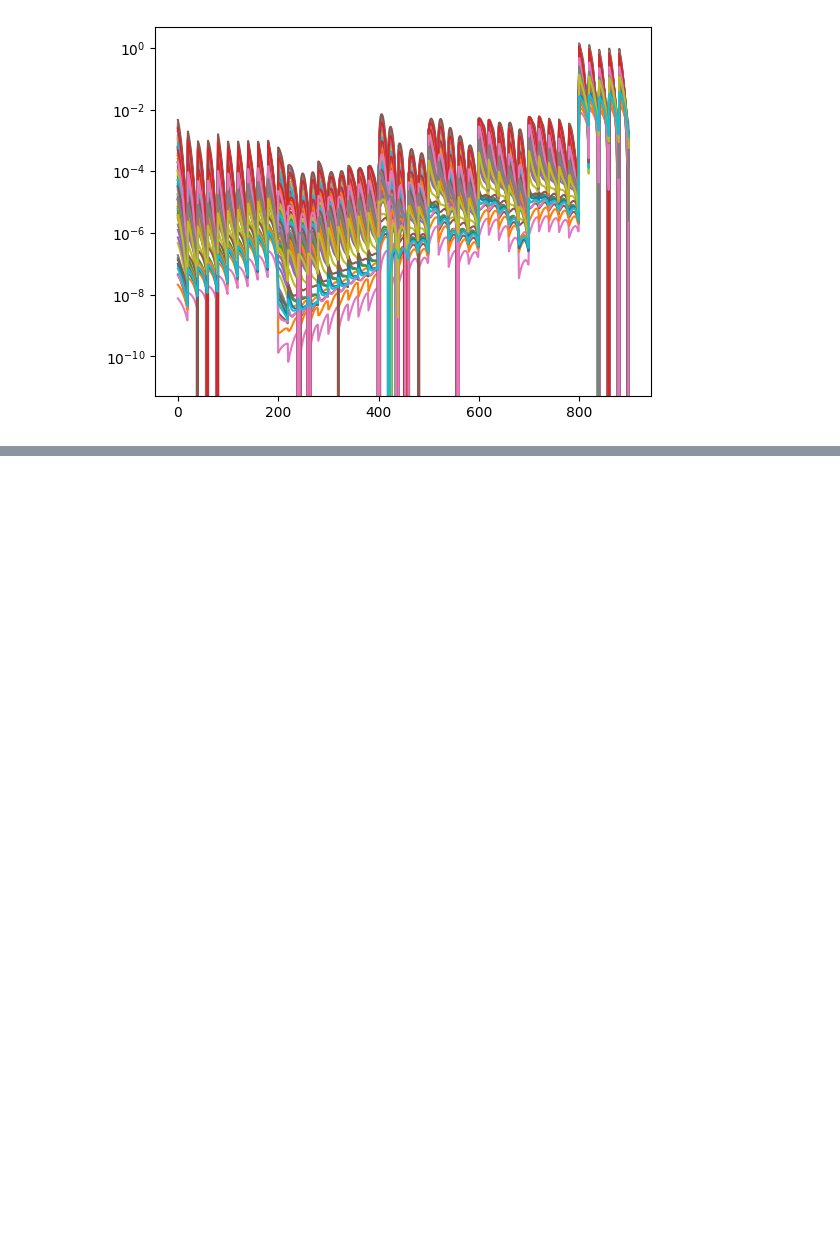
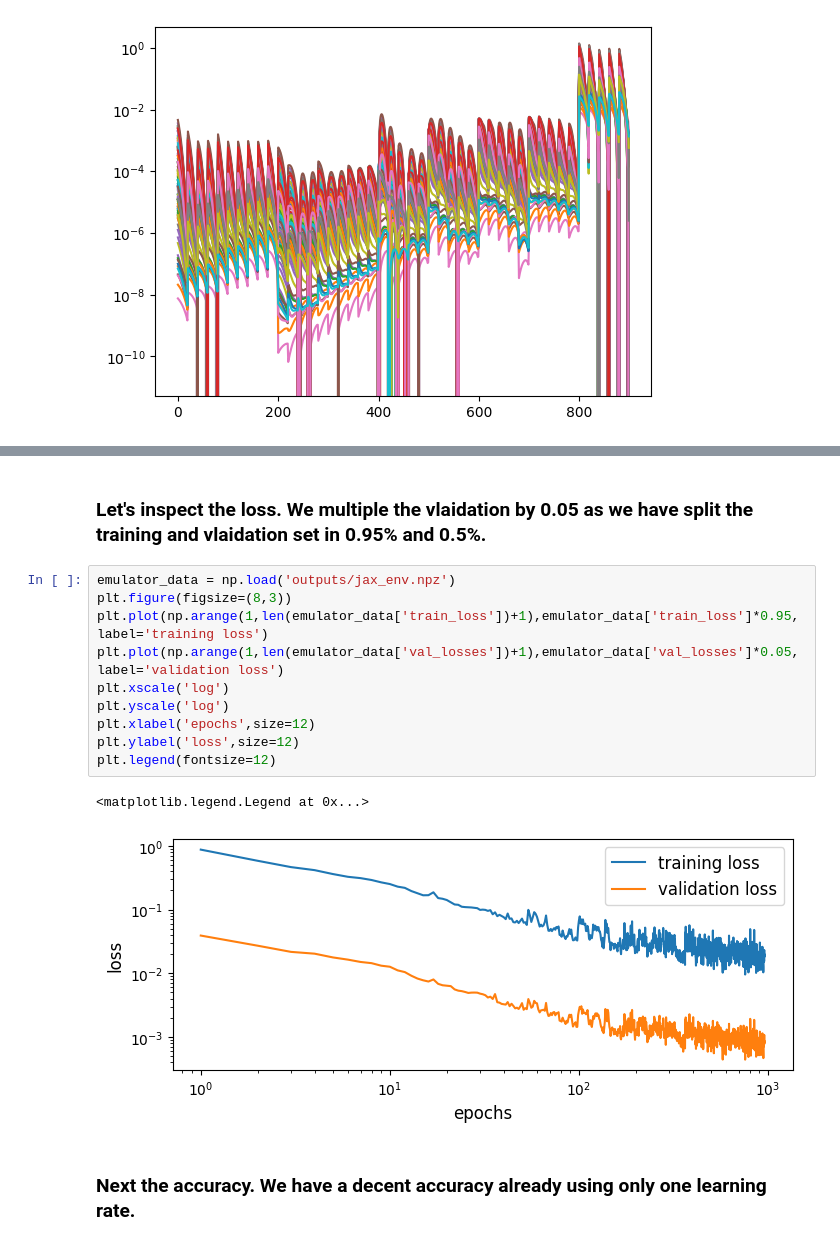
Before and after one commit to pburger112/cosmoemuJAX, a Jupyter notebook: cosmoemu_jax_usage.ipynb, the cells around one changed output, grey strips where cells are left out. Cells and saved outputs as stored; diff of their text form; blank space fills up the shorter version.

```diff
--- a/cosmoemu_jax_usage.ipynb
+++ b/cosmoemu_jax_usage.ipynb
@@ -177,3 +135,20 @@ Training complete. Best val loss: 0.007443. Model saved to outputs/jax_env
+# %% [markdown]
+### Let's inspect the loss. We multiple the vlaidation by 0.05 as we have split the training and vlaidation set in 0.95% and 0.5%.
+# %%
+emulator_data = np.load('outputs/jax_env.npz')
+plt.figure(figsize=(8,3))
+plt.plot(np.arange(1,len(emulator_data['train_loss'])+1),emulator_data['train_loss']*0.95,label='training loss')
+plt.plot(np.arange(1,len(emulator_data['val_losses'])+1),emulator_data['val_losses']*0.05,label='validation loss')
+plt.xscale('log')
+plt.yscale('log')
+plt.xlabel('epochs',size=12)
+plt.ylabel('loss',size=12)
+plt.legend(fontsize=12)
+# %% [output]
+<matplotlib.legend.Legend at 0x...>
+[figure, added]
+# %% [markdown]
+### Next the accuracy. We have a decent accuracy already using only one learning rate.
 # %%
 jax_nn = EmulatorJAX(filepath=f'outputs/jax_env.npz')
 emulated_features = jax_nn.rescaled_predict(test_params)
```
Also changed, not shown: parts of 23 cells of this notebook, 1 other file.
